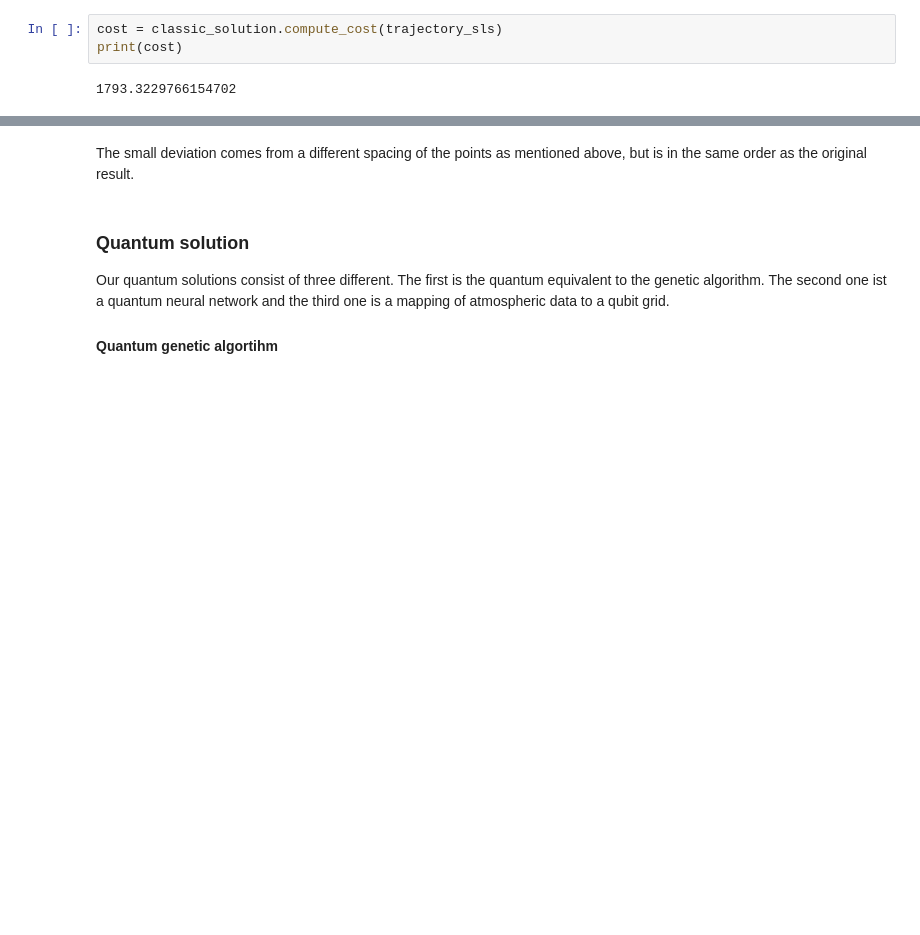
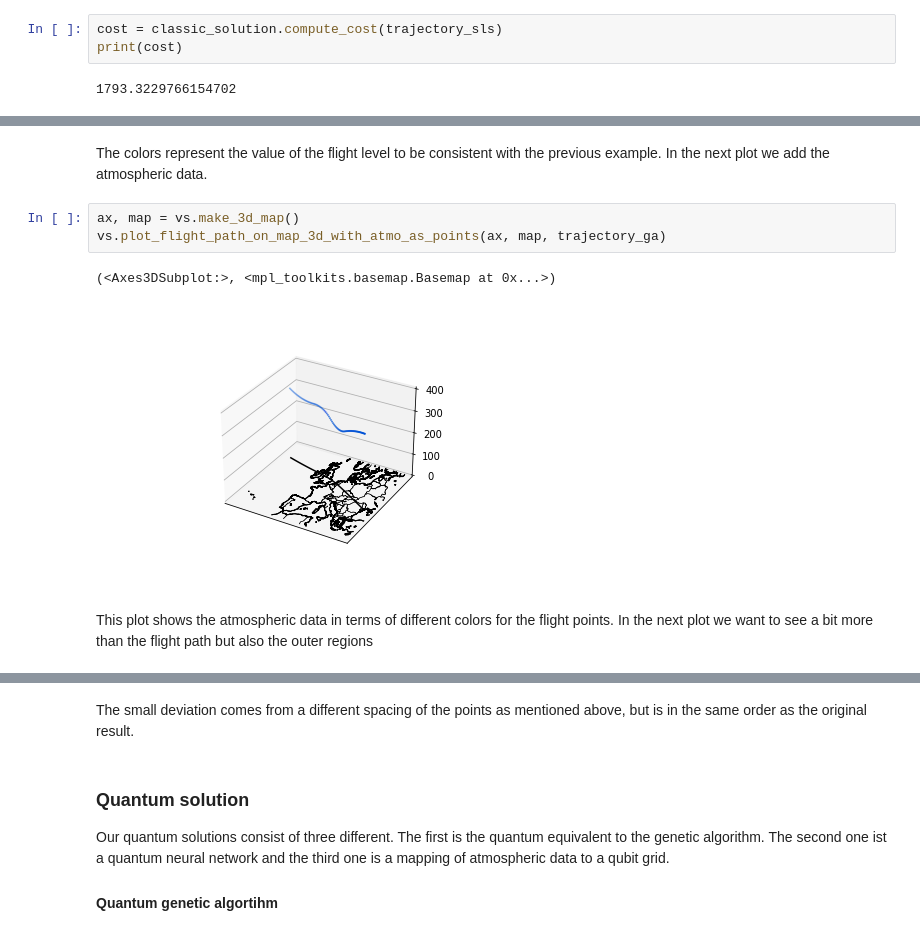
Before and after one commit to fjelljenta/Quantum-Challenge, a Jupyter notebook: Quantimize.ipynb, the cells around one changed output, grey strips where cells are left out. Saved outputs shown, nothing was run; the diff lists cells and outputs as text; blank space fills up the shorter version.

```diff
--- a/Quantimize.ipynb
+++ b/Quantimize.ipynb
@@ -149,3 +184,13 @@ The objective function also contains already the cost of this flight. We can now
+# %% [markdown]
+The colors represent the value of the flight level to be consistent with the previous example. In the next plot we add the atmospheric data.
+# %%
+ax, map = vs.make_3d_map()
+vs.plot_flight_path_on_map_3d_with_atmo_as_points(ax, map, trajectory_ga)
+# %% [output]
+(<Axes3DSubplot:>, <mpl_toolkits.basemap.Basemap at 0x...>)
+[figure, added]
+# %% [markdown]
+This plot shows the atmospheric data in terms of different colors for the flight points. In the next plot we want to see a bit more than the flight path but also the outer regions
 # %%
 ax, map = vs.make_3d_map()
 vs.plot_flight_path_on_map_3d_with_atmo_as_slices(ax, map, trajectory_ga)
```
Also changed, not shown: parts of 48 cells of this notebook, 3 other files.
